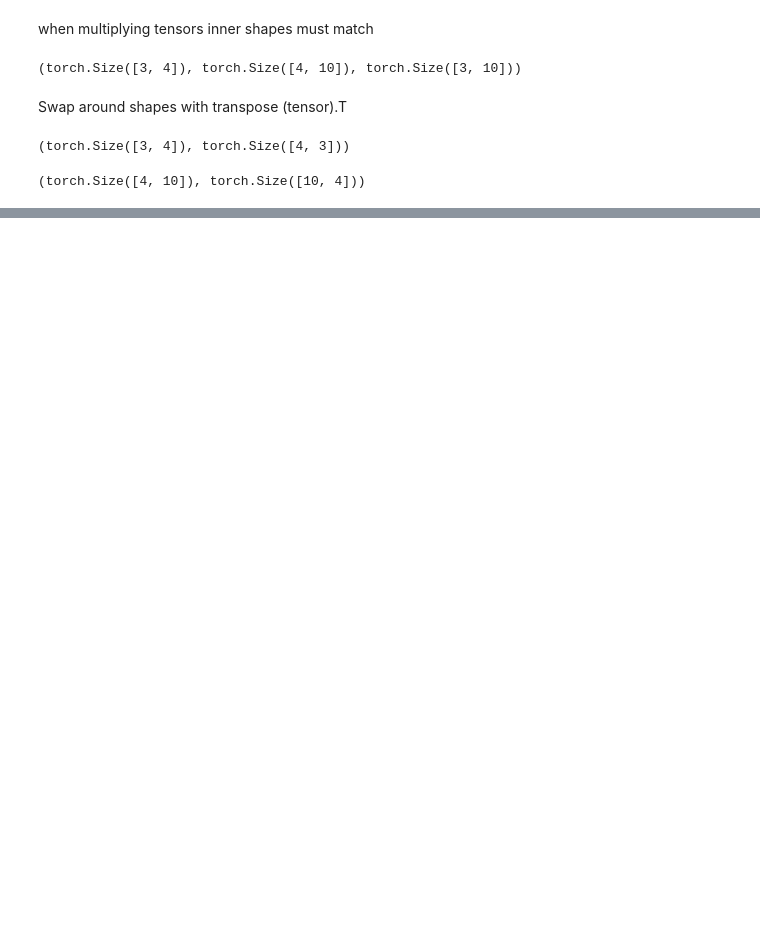
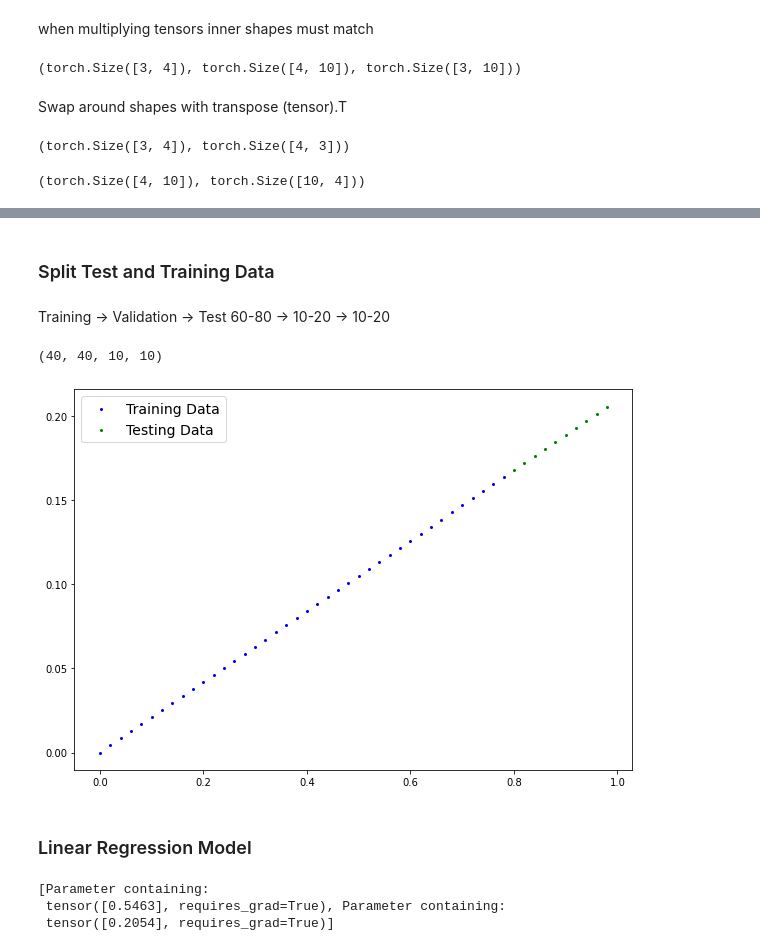
Before and after one commit to alazyartist/python_playground, a Jupyter notebook: Pytorch_Playing.ipynb, the cells around one changed output, grey strips where cells are left out. Cells and saved outputs as stored; diff of their text form; code cells hidden in the pictures; blank space fills up the shorter version.

Commit message:
LinearRegression

```diff
--- a/Pytorch_Playing.ipynb
+++ b/Pytorch_Playing.ipynb
@@ -130,0 +193,10 @@ tenb.shape,tenb.T.shape
+# %%
+weight = 0.7
+bias = 0.3
+
+start = 0
+end = 1
+step = 0.02
+X = torch.arange(start,end,step).unsqueeze(dim=1)
+y = weight * X * bias
+X[:10],y[:10]
@@ -130,0 +223,29 @@ tenb.shape,tenb.T.shape
+# %% [markdown]
+### Split Test and Training Data
+# %% [markdown]
+Training -> Validation -> Test
+60-80 -> 10-20 -> 10-20
+# %%
+train_split = int(0.8 * len(X)) # 80% of data used for training set, 20% for testing
+X_train, y_train = X[:train_split], y[:train_split]
+X_test, y_test = X[train_split:], y[train_split:]
+
+len(X_train), len(y_train), len(X_test), len(y_test)
+# %% [output]
+(40, 40, 10, 10)
+# %%
+def plot_predictions(train_data=X_train,train_labels=y_train,test_data=X_test,test_labels=y_test,predictions=None):
+  plt.figure(figsize=(10,7))
+  plt.scatter(train_data,train_labels,c='b',s=4,label="Training Data")
+  plt.scatter(test_data,test_labels,c='g',s=4,label="Testing Data")
+
+  if predictions is not None:
+    plt.scatter(test_data,predictions,c='r',s=4,label="Predictions")
+
+  plt.legend(prop={'size':14})
+# %%
+plot_predictions()
+# %% [output]
+[figure, added]
+# %% [markdown]
+### Linear Regression Model
@@ -130,0 +262,8 @@ tenb.shape,tenb.T.shape
+# %%
+torch.manual_seed(699)
+model_0 = LinearRegressionModel()
+list(model_0.parameters())
+# %% [output]
+[Parameter containing:
+ tensor([0.5463], requires_grad=True), Parameter containing:
+ tensor([0.2054], requires_grad=True)]
```
Also changed, not shown: parts of 19 cells of this notebook.
